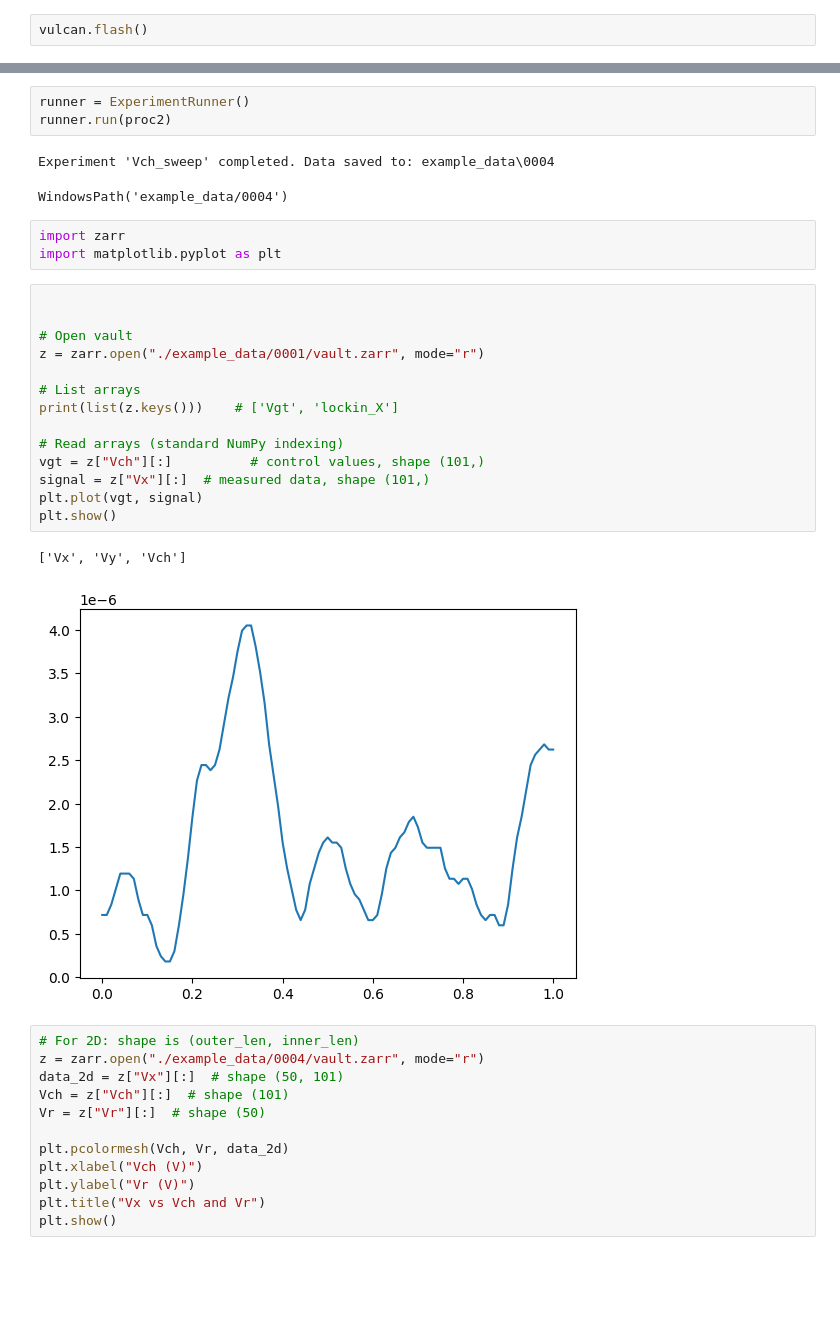
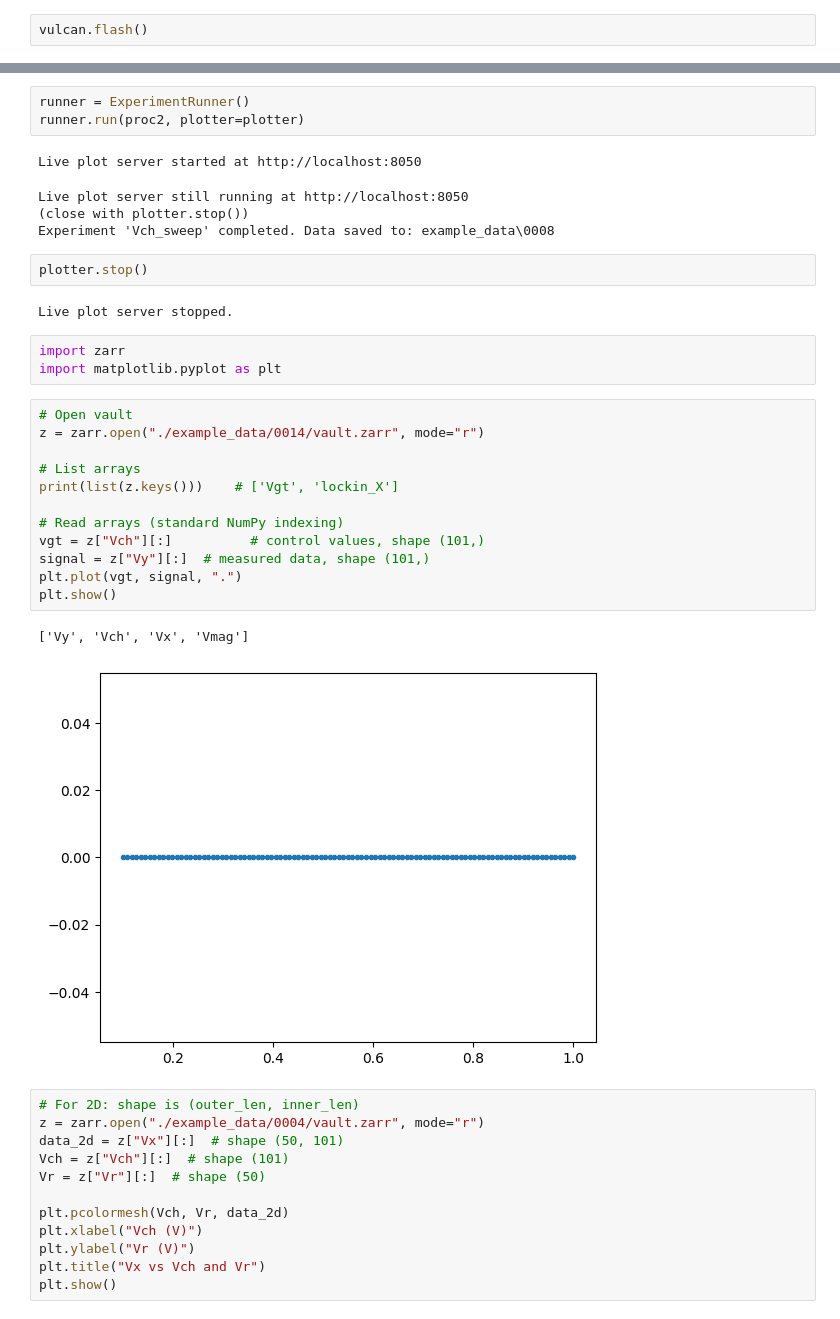
Before and after one commit to eeroqlab/orchid, a Jupyter notebook: examples/demo.ipynb, the cells around one changed output, grey strips where cells are left out. Saved outputs shown, nothing was run; the diff lists cells and outputs as text; blank space fills up the shorter version.

```diff
--- a/examples/demo.ipynb
+++ b/examples/demo.ipynb
@@ -160,29 +209,33 @@ proc2 = Procedure(
 # %%
 runner = ExperimentRunner()
-runner.run(proc2)
+runner.run(proc2, plotter=plotter)
 # %% [output]
-Experiment 'Vch_sweep' completed. Data saved to: example_data\0004
+Live plot server started at http://localhost:8050
-WindowsPath('example_data/0004')
+Live plot server still running at http://localhost:8050
+(close with plotter.stop())
+Experiment 'Vch_sweep' completed. Data saved to: example_data\0008
+# %%
+plotter.stop()
+# %% [output]
+Live plot server stopped.
 # %%
 import zarr
 import matplotlib.pyplot as plt
 # %%
-
-
 # Open vault
-z = zarr.open("./example_data/0001/vault.zarr", mode="r")
+z = zarr.open("./example_data/0014/vault.zarr", mode="r")
 
 # List arrays
 print(list(z.keys()))    # ['Vgt', 'lockin_X']
 
 # Read arrays (standard NumPy indexing)
 vgt = z["Vch"][:]          # control values, shape (101,)
-signal = z["Vx"][:]  # measured data, shape (101,)
-plt.plot(vgt, signal)
+signal = z["Vy"][:]  # measured data, shape (101,)
+plt.plot(vgt, signal, ".")
 plt.show()
 # %% [output]
-['Vx', 'Vy', 'Vch']
+['Vy', 'Vch', 'Vx', 'Vmag']
-[figure, old version]
+[figure, new version]
 # %%
 # For 2D: shape is (outer_len, inner_len)
 z = zarr.open("./example_data/0004/vault.zarr", mode="r")
```
Also changed, not shown: parts of 24 cells of this notebook, 5 other files.
